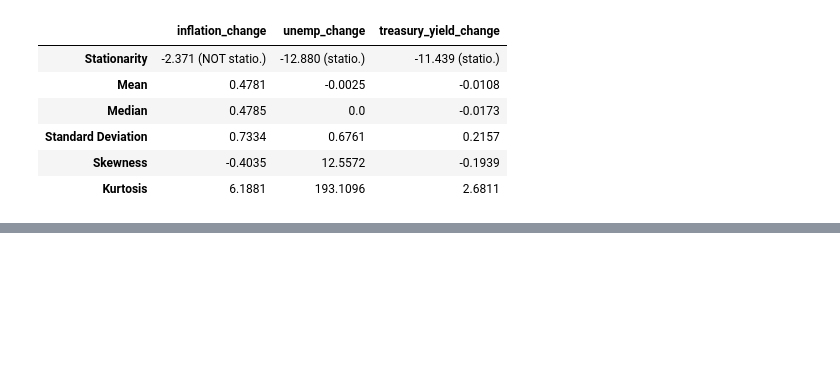
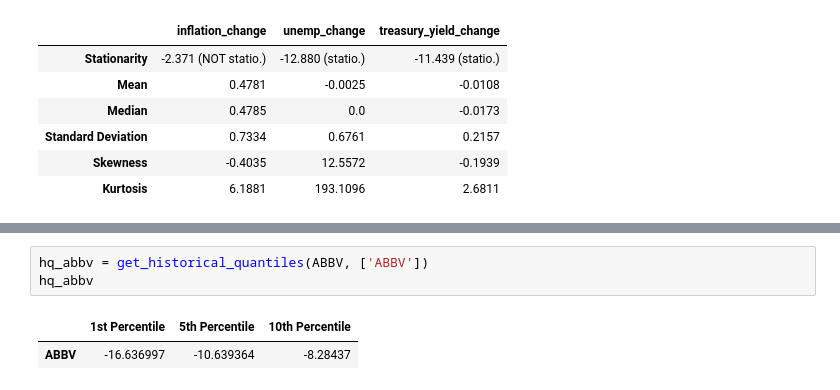
Before and after one commit to TobiPfeiffersGitHub/BSExNovartis_Thesis, a Jupyter notebook: Exploratory Data Analysis/SummaryStats.ipynb, the cells around one changed output, grey strips where cells are left out. Saved outputs shown, nothing was run; the diff lists cells and outputs as text; blank space fills up the shorter version.

```diff
--- a/Exploratory Data Analysis/SummaryStats.ipynb
+++ b/Exploratory Data Analysis/SummaryStats.ipynb
@@ -291,0 +331,6 @@ macro2_summary_stats
+# %%
+hq_abbv = get_historical_quantiles(ABBV, ['ABBV'])
+hq_abbv
+# %% [output]
+|  | 1st Percentile | 5th Percentile | 10th Percentile |
+| ABBV | -16.636997 | -10.639364 | -8.28437 |
```
Also changed, not shown: parts of 4 cells of this notebook.
